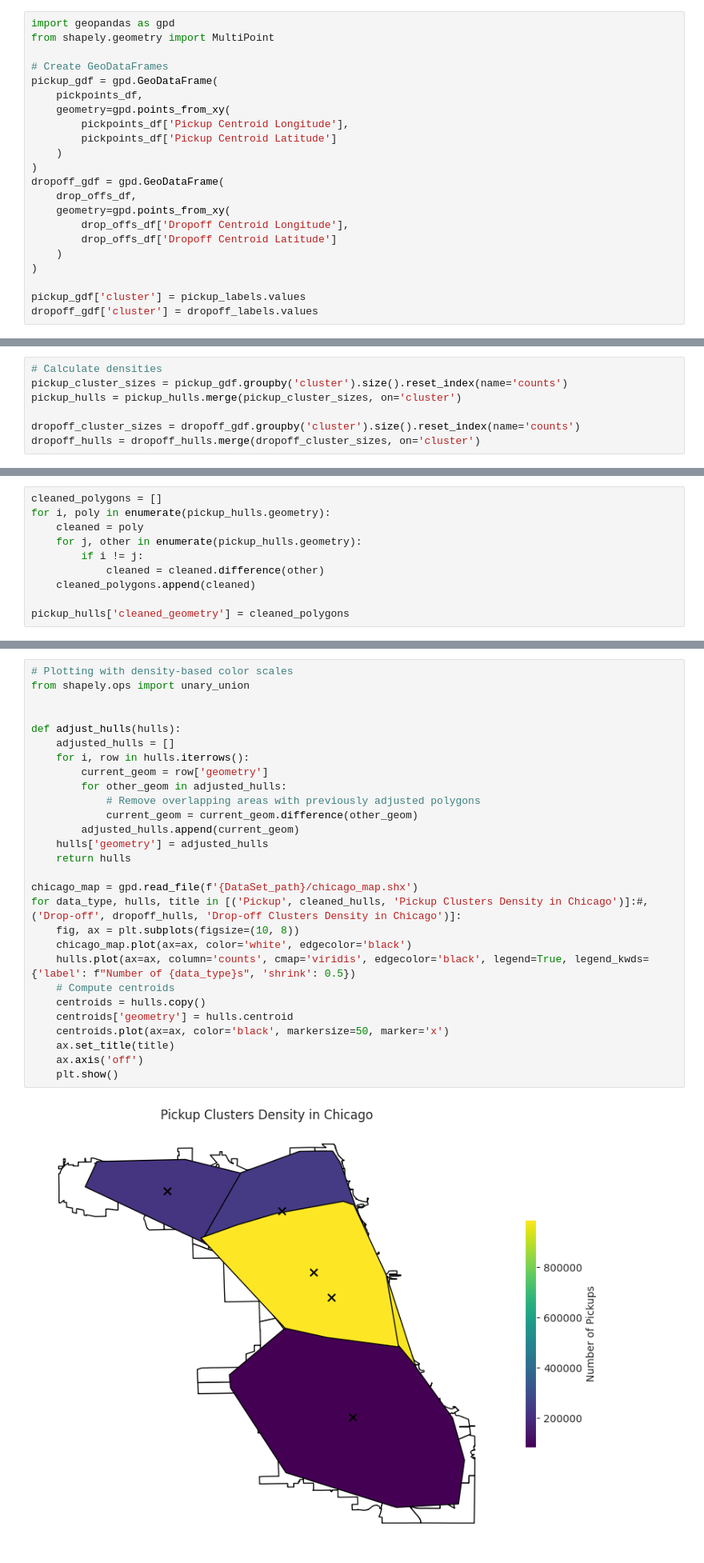
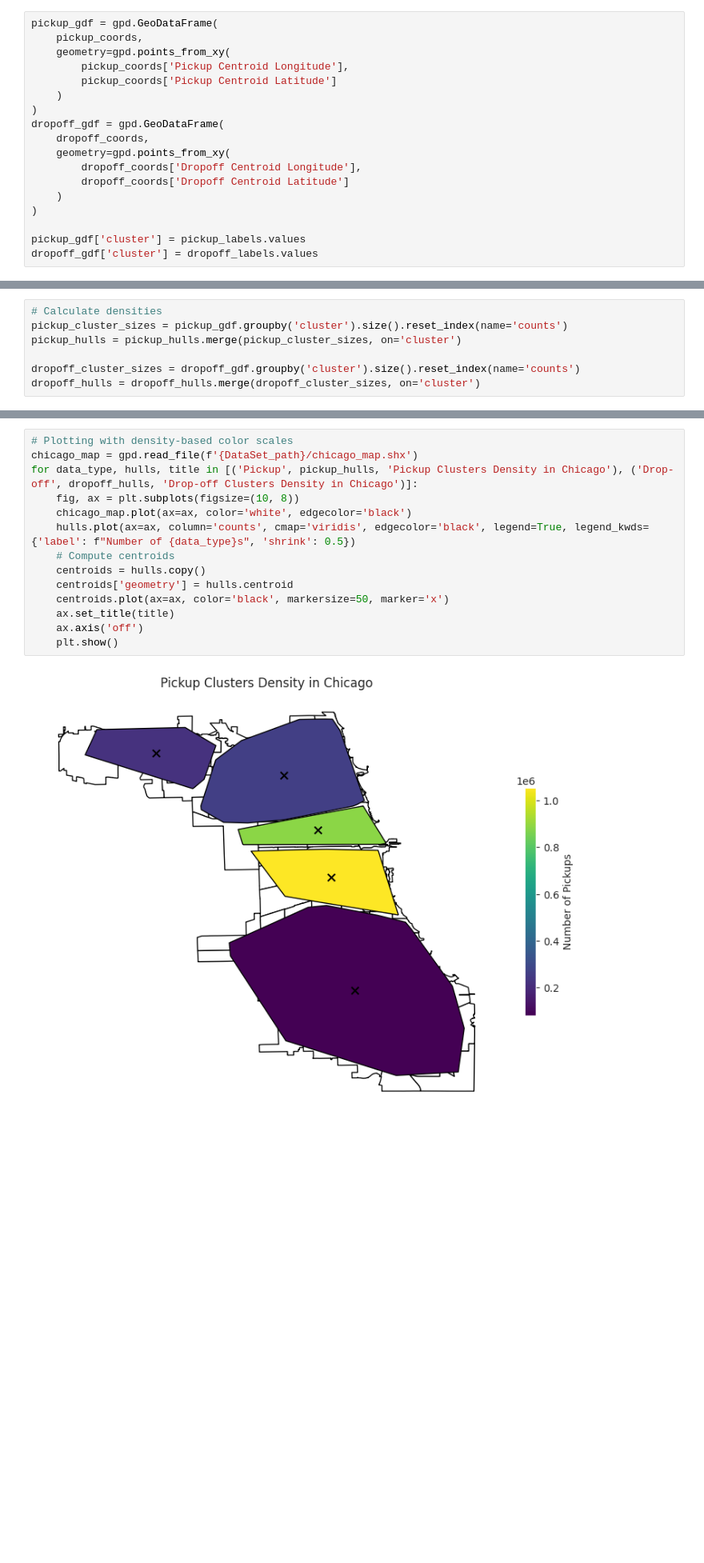
Before and after one commit to sboof911/City-life, a Jupyter notebook: CityLife.ipynb, the cells around one changed output, grey strips where cells are left out. Shown: that part at 80% size. Saved outputs shown, nothing was run; the diff lists cells and outputs as text; blank space fills up the shorter version.

Commit message:
Kaggle Notebook | City Life | Areas Clustring and ploting.

```diff
--- a/CityLife.ipynb
+++ b/CityLife.ipynb
@@ -211,20 +224,16 @@ dropoff_labels = pd.Series(dropoff_labels, index=drop_offs_df.index)
 # %%
-import geopandas as gpd
-from shapely.geometry import MultiPoint
-
-# Create GeoDataFrames
 pickup_gdf = gpd.GeoDataFrame(
-    pickpoints_df,
+    pickup_coords,
     geometry=gpd.points_from_xy(
-        pickpoints_df['Pickup Centroid Longitude'],
-        pickpoints_df['Pickup Centroid Latitude']
+        pickup_coords['Pickup Centroid Longitude'],
+        pickup_coords['Pickup Centroid Latitude']
     )
 )
 dropoff_gdf = gpd.GeoDataFrame(
-    drop_offs_df,
+    dropoff_coords,
     geometry=gpd.points_from_xy(
-        drop_offs_df['Dropoff Centroid Longitude'],
-        drop_offs_df['Dropoff Centroid Latitude']
+        dropoff_coords['Dropoff Centroid Longitude'],
+        dropoff_coords['Dropoff Centroid Latitude']
     )
 )
 
@@ -331,10 +277,0 @@ cleaned_hulls = remove_points_from_hulls(pickup_hulls, results)
-# %%
-cleaned_polygons = []
-for i, poly in enumerate(pickup_hulls.geometry):
-    cleaned = poly
-    for j, other in enumerate(pickup_hulls.geometry):
-        if i != j:
-            cleaned = cleaned.difference(other)
-    cleaned_polygons.append(cleaned)
-
-pickup_hulls['cleaned_geometry'] = cleaned_polygons
@@ -346,30 +278,16 @@ gdf = gpd.GeoDataFrame(geometry=polygons)
 # %%
 # Plotting with density-based color scales
-from shapely.ops import unary_union
-
-
-def adjust_hulls(hulls):
-    adjusted_hulls = []
-    for i, row in hulls.iterrows():
-        current_geom = row['geometry']
-        for other_geom in adjusted_hulls:
-            # Remove overlapping areas with previously adjusted polygons
-            current_geom = current_geom.difference(other_geom)
-        adjusted_hulls.append(current_geom)
-    hulls['geometry'] = adjusted_hulls
-    return hulls
-
 chicago_map = gpd.read_file(f'{DataSet_path}/chicago_map.shx')
-for data_type, hulls, title in [('Pickup', cleaned_hulls, 'Pickup Clusters Density in Chicago')]:#, ('Drop-off', dropoff_hulls, 'Drop-off Clusters Density in Chicago')]:
+for data_type, hulls, title in [('Pickup', pickup_hulls, 'Pickup Clusters Density in Chicago'), ('Drop-off', dropoff_hulls, 'Drop-off Clusters Density in Chicago')]:
     fig, ax = plt.subplots(figsize=(10, 8))
     chicago_map.plot(ax=ax, color='white', edgecolor='black')
     hulls.plot(ax=ax, column='counts', cmap='viridis', edgecolor='black', legend=True, legend_kwds={'label': f"Number of {data_type}s", 'shrink': 0.5})
     # Compute centroids
     centroids = hulls.copy()
     centroids['geometry'] = hulls.centroid
     centroids.plot(ax=ax, color='black', markersize=50, marker='x')
     ax.set_title(title)
     ax.axis('off')
     plt.show()
 # %% [output]
-[figure, old version]
+[figure, new version]
```
Also changed, not shown: parts of 9 cells of this notebook.
